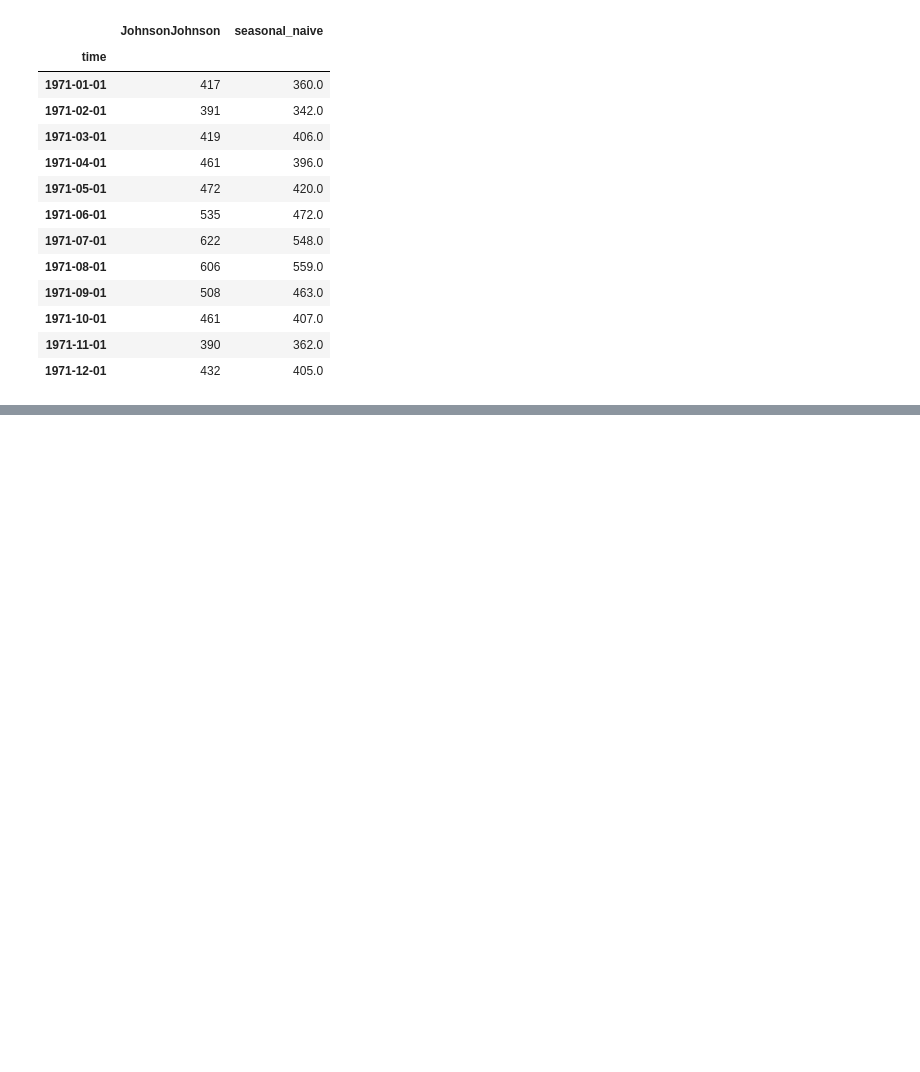
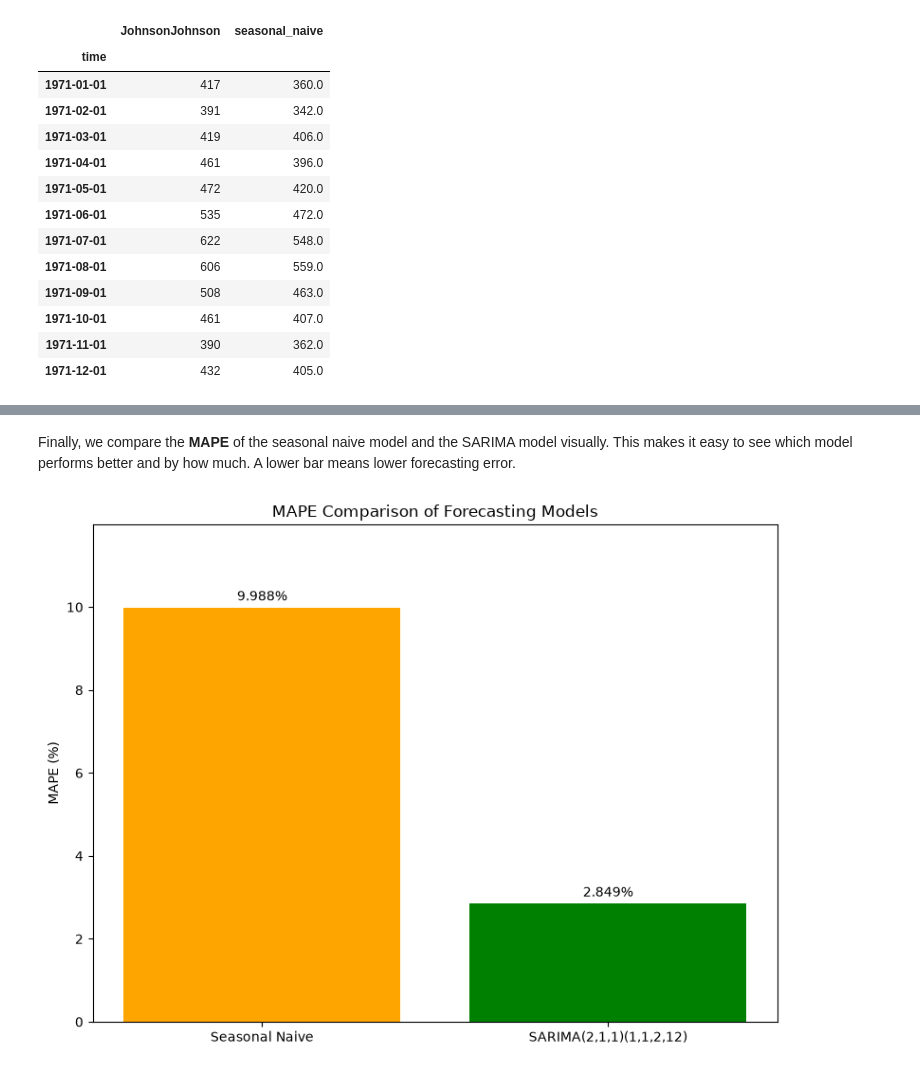
Before and after one commit to michaelhudson2205/INFO3022_Practicals, a Jupyter notebook: P4_4_SARIMA.ipynb, the cells around one changed output, grey strips where cells are left out. Saved outputs shown, nothing was run; the diff lists cells and outputs as text; code cells hidden in the pictures; blank space fills up the shorter version.

```diff
--- a/P4_4_SARIMA.ipynb
+++ b/P4_4_SARIMA.ipynb
@@ -348,0 +490,5 @@ We now fit the SARIMA model with the configuration:
+# %%
+def mape(y_true, y_pred):
+    y_true, y_pred = np.array(y_true), np.array(y_pred)
+    mask = y_true != 0 # Avoid division by zero
+    return np.mean(np.abs((y_true[mask] - y_pred[mask]) / y_true[mask])) * 100
@@ -348,0 +506,30 @@ We now fit the SARIMA model with the configuration:
+# %% [markdown]
+Finally, we compare the **MAPE** of the seasonal naive model and the SARIMA model visually. This makes it easy to see which model performs better and by how much. A lower bar means lower forecasting error.
+# %%
+fig, ax = plt.subplots(figsize=(8, 6))
+
+# Model labels and MAPE values
+model_labels = ['Seasonal Naive', 'SARIMA(2,1,1)(1,1,2,12)']
+mape_values = [mape_seasonal_naive, mape_sarima]
+
+# Create bar plot
+bars = ax.bar(model_labels, mape_values, color=['orange', 'green'])
+ax.set_ylim(0, max(mape_values) * 1.2)  # Set y-axis limit for better visibility
+
+# Add value labels on top of the bars
+for bar in bars:
+    height = bar.get_height()
+    ax.annotate(f'{height:.3f}%',
+                xy=(bar.get_x() + bar.get_width() / 2, height),
+                xytext=(0, 3),  # 3 points vertical offset
+                textcoords="offset points",
+                ha='center', va='bottom')
+
+# Set title and labels
+ax.set_title('MAPE Comparison of Forecasting Models')
+ax.set_ylabel('MAPE (%)')
+
+plt.tight_layout()  # Adjust layout to prevent clipping of labels
+plt.show()
+# %% [output]
+[figure, added]
```
Also changed, not shown: parts of 18 cells of this notebook.
